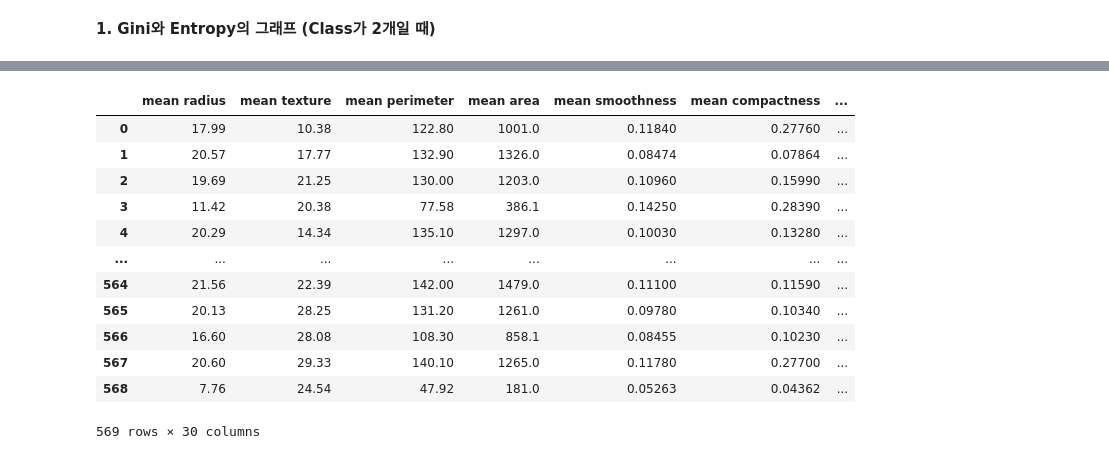
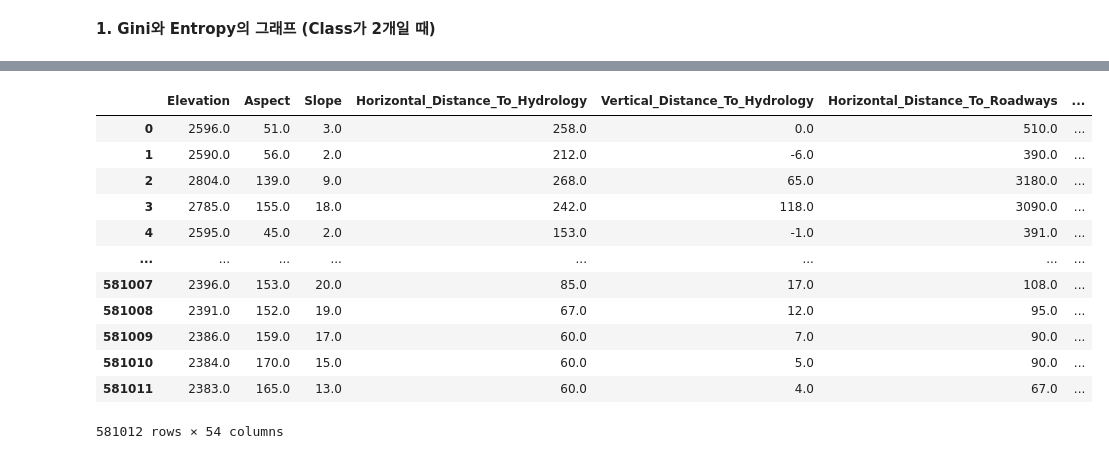
Before and after one commit to WannaBeSuperteur/AI-study, a Jupyter notebook: AI Basics/Machine Learning Models/codes/Decision_Tree_example.ipynb, the cells around one changed output, grey strips where cells are left out. Drawn from its saved outputs; the diff is of its cells as text; code cells hidden in the pictures.

Commit message:
DOC: update Decision Tree doc - Gini vs. Entropy new dataset

```diff
--- a/AI Basics/Machine Learning Models/codes/Decision_Tree_example.ipynb
+++ b/AI Basics/Machine Learning Models/codes/Decision_Tree_example.ipynb
@@ -73,5 +73,5 @@ from sklearn.metrics import accuracy_score, f1_score, recall_score
 # %%
 # 데이터셋 로딩
 
-breast_cancer = datasets.load_breast_cancer()
-X, Y = breast_cancer.data, breast_cancer.target
+covtype = datasets.fetch_covtype()
+X, Y = covtype.data, covtype.target
@@ -129,19 +78,19 @@ print(Y)
 # %%
-breast_cancer_df = pd.DataFrame(data=breast_cancer.data,
-                                columns=breast_cancer.feature_names)
+covtype_df = pd.DataFrame(data=covtype.data,
+                          columns=covtype.feature_names)
-# %%
-breast_cancer_df
-# %% [output]
-|  | mean radius | mean texture | mean perimeter | mean area | mean smoothness | mean compactness | ... |
-| 0 | 17.99 | 10.38 | 122.80 | 1001.0 | 0.11840 | 0.27760 | ... |
-| 1 | 20.57 | 17.77 | 132.90 | 1326.0 | 0.08474 | 0.07864 | ... |
-| 2 | 19.69 | 21.25 | 130.00 | 1203.0 | 0.10960 | 0.15990 | ... |
-| 3 | 11.42 | 20.38 | 77.58 | 386.1 | 0.14250 | 0.28390 | ... |
-| 4 | 20.29 | 14.34 | 135.10 | 1297.0 | 0.10030 | 0.13280 | ... |
-| ... | ... | ... | ... | ... | ... | ... | ... |
-| 564 | 21.56 | 22.39 | 142.00 | 1479.0 | 0.11100 | 0.11590 | ... |
-| 565 | 20.13 | 28.25 | 131.20 | 1261.0 | 0.09780 | 0.10340 | ... |
-| 566 | 16.60 | 28.08 | 108.30 | 858.1 | 0.08455 | 0.10230 | ... |
-| 567 | 20.60 | 29.33 | 140.10 | 1265.0 | 0.11780 | 0.27700 | ... |
-| 568 | 7.76 | 24.54 | 47.92 | 181.0 | 0.05263 | 0.04362 | ... |
-569 rows × 30 columns
+# %%
+covtype_df
+# %% [output]
+|  | Elevation | Aspect | Slope | Horizontal_Distance_To_Hydrology | Vertical_Distance_To_Hydrology | Horizontal_Distance_To_Roadways | ... |
+| 0 | 2596.0 | 51.0 | 3.0 | 258.0 | 0.0 | 510.0 | ... |
+| 1 | 2590.0 | 56.0 | 2.0 | 212.0 | -6.0 | 390.0 | ... |
+| 2 | 2804.0 | 139.0 | 9.0 | 268.0 | 65.0 | 3180.0 | ... |
+| 3 | 2785.0 | 155.0 | 18.0 | 242.0 | 118.0 | 3090.0 | ... |
+| 4 | 2595.0 | 45.0 | 2.0 | 153.0 | -1.0 | 391.0 | ... |
+| ... | ... | ... | ... | ... | ... | ... | ... |
+| 581007 | 2396.0 | 153.0 | 20.0 | 85.0 | 17.0 | 108.0 | ... |
+| 581008 | 2391.0 | 152.0 | 19.0 | 67.0 | 12.0 | 95.0 | ... |
+| 581009 | 2386.0 | 159.0 | 17.0 | 60.0 | 7.0 | 90.0 | ... |
+| 581010 | 2384.0 | 170.0 | 15.0 | 60.0 | 5.0 | 90.0 | ... |
+| 581011 | 2383.0 | 165.0 | 13.0 | 60.0 | 4.0 | 67.0 | ... |
+581012 rows × 54 columns
```
Also changed, not shown: parts of 12 cells of this notebook, 5 other files.
